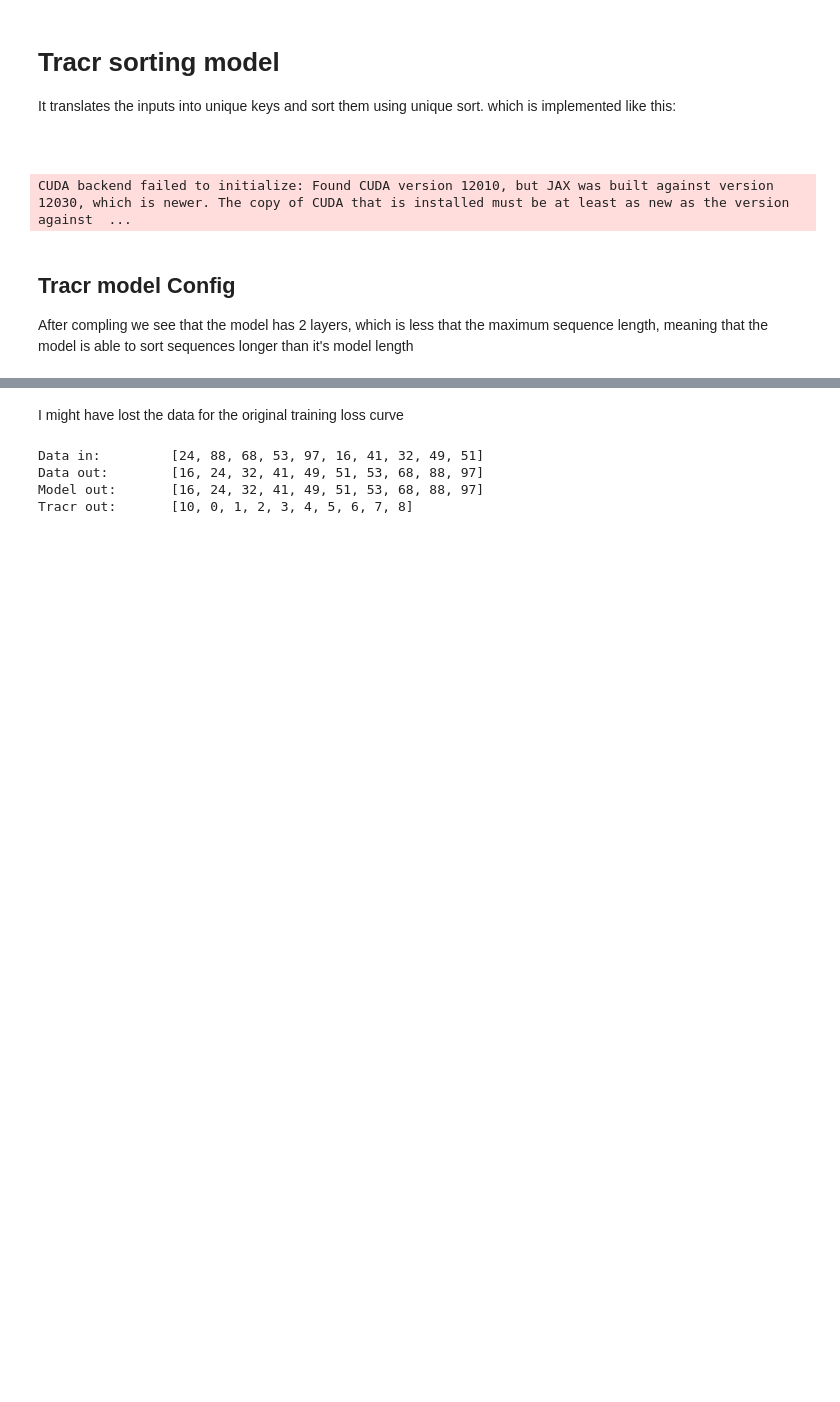
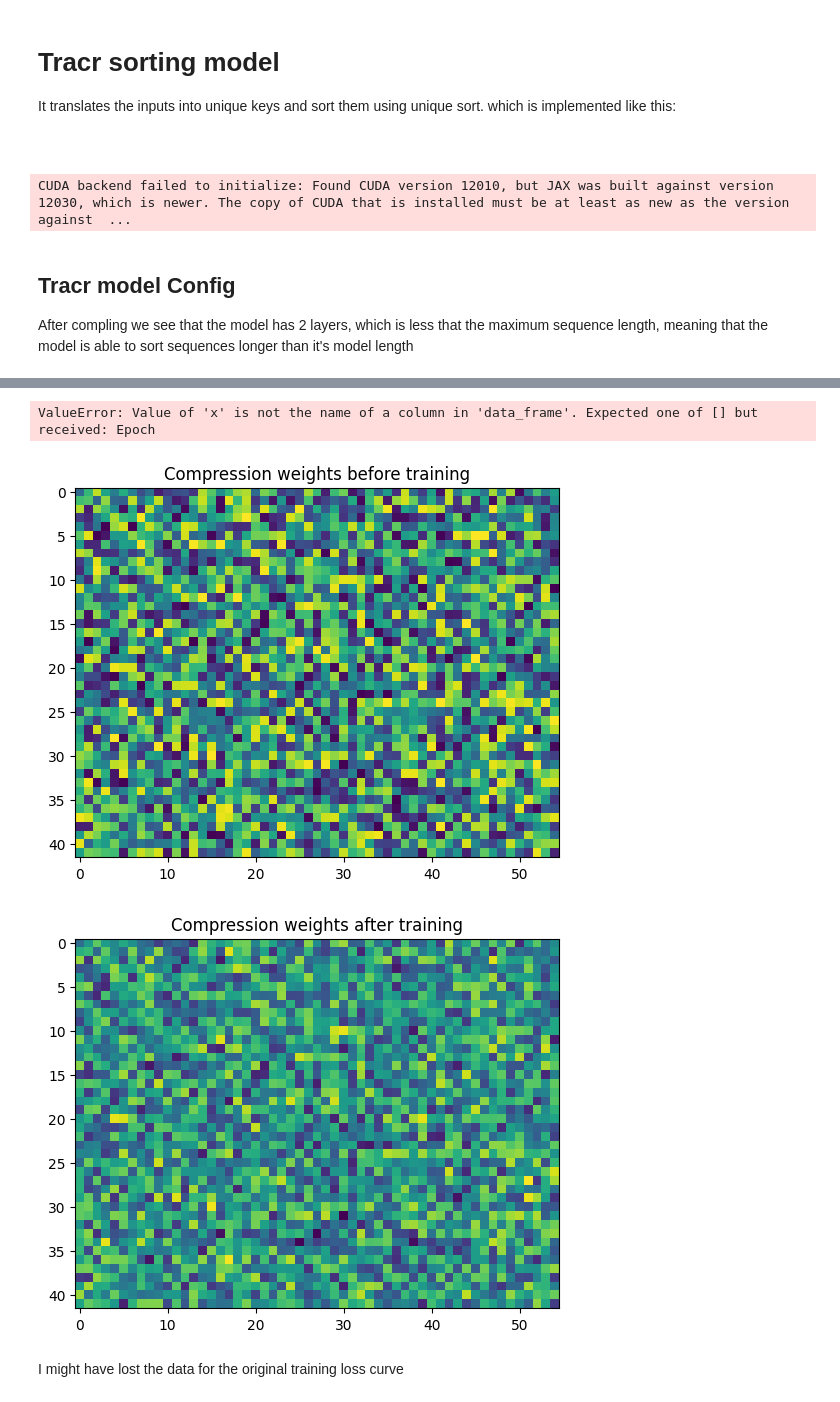
Before and after one commit to AmirSahrani/mech_interp_project, a Jupyter notebook: analysis.ipynb, the cells around one changed output, grey strips where cells are left out. Cells and saved outputs as stored; diff of their text form; code cells hidden in the pictures; blank space fills up the shorter version.

```diff
--- a/analysis.ipynb
+++ b/analysis.ipynb
@@ -52,9 +75,8 @@ def make_sort(vals: rasp.SOp, keys: rasp.SOp, *, max_seq_len: int,
 
     return lib.make_sort_unique(vals, keys)
 # %%
-program_name = 'sort'
 input_size = 10
-vocab = {*range(input_size*10)}
+vocab = {*range(input_size)}
 program = lib.make_sort(rasp.tokens, rasp.tokens, max_seq_len=input_size, min_key=0)
 
 
@@ -66,6 +88,9 @@ assembled_model = compiling.compile_rasp_to_model(
       compiler_bos="bos",
       compiler_pad="pad",
       mlp_exactness=100)
+
+INPUT_ENCODER = assembled_model.input_encoder
+OUTPUT_ENCODER = assembled_model.output_encoder
 # %% [output]
 CUDA backend failed to initialize: Found CUDA version 12010, but JAX was built against version 12030, which is newer. The copy of CUDA that is installed must be at least as new as the version against  ...
 # %% [markdown]
@@ -111,0 +144,40 @@ else:
+# %%
+import pandas as pd
+
+
+if True:
+    df = pd.DataFrame()
+    decays = [0, 0.001, 0.1]
+    for idx, loss in enumerate(losses[::-1]):
+        df = pd.concat([df, pd.DataFrame(
+            {'Epoch': range(len(loss)),
+            'Loss': loss,
+            'Model': f'Model {decays[idx]}'}
+            )])
+
+    df.to_csv('sort_mini.csv')
+else:
+    df = pd.read_csv('sort_mini.csv')
+
+fig = px.line(df, x='Epoch', y='Loss', color='Model', title='Loss over time', log_y=True)
+fig.show()
+# %% [output]
+ValueError: Value of 'x' is not the name of a column in 'data_frame'. Expected one of [] but received: Epoch
+# %%
+TRAIN_COMPRESSED = True
+reload_fuctions()
+compressed_model = deepcopy(model)
+compressed_model.compression = CompressionHook(model.cfg.d_model, 1.3)
+pre_training_weight = compressed_model.compression.fc_compress.weight.clone()
+losses = []
+
+if TRAIN_COMPRESSED:
+    epochs = 300
+    batch_size = 4096*2
+    optimizer = optim.SGD(
+        [{'params': compressed_model.compression.parameters(), 'lr': 0.001}])  # Parameters from the rest of the model
+    save_path = f'models/sort_mini_{decay}_compessed.pth'
+
+    losses.extend(train_model(compressed_model, optimizer, criterion, train_loader, epochs, batch_size, input_size, len(vocab), save_path))
+
+post_training_weight = compressed_model.compression.fc_compress.weight.clone()
@@ -112,16 +186,13 @@ else:
+# %%
+diff_weights = pre_training_weight - post_training_weight
+plt.imshow(to_numpy(pre_training_weight))
+plt.title("Compression weights before training")
+plt.show()
+plt.imshow(to_numpy(post_training_weight))
+plt.title("Compression weights after training")
+plt.show()
+# %% [output]
+[figure, added]
+[figure, added]
 # %% [markdown]
 I might have lost the data for the original training loss curve
-# %%
-x,y = generate_data(1, len(vocab), input_size)
-pred = model(x).argmax(-1).squeeze(0)
-pred_assembled = tr_model(x).argmax(-1).squeeze(0)
-
-print('Data in:\t', x.squeeze().tolist())
-print('Data out:\t', y.squeeze().tolist())
-print('Model out:\t', pred.tolist())
-print('Tracr out:\t', pred_assembled.tolist())
-# %% [output]
-Data in:         [24, 88, 68, 53, 97, 16, 41, 32, 49, 51]
-Data out:        [16, 24, 32, 41, 49, 51, 53, 68, 88, 97]
-Model out:       [16, 24, 32, 41, 49, 51, 53, 68, 88, 97]
-Tracr out:       [10, 0, 1, 2, 3, 4, 5, 6, 7, 8]
```
Also changed, not shown: parts of 19 cells of this notebook, 20 other files.
